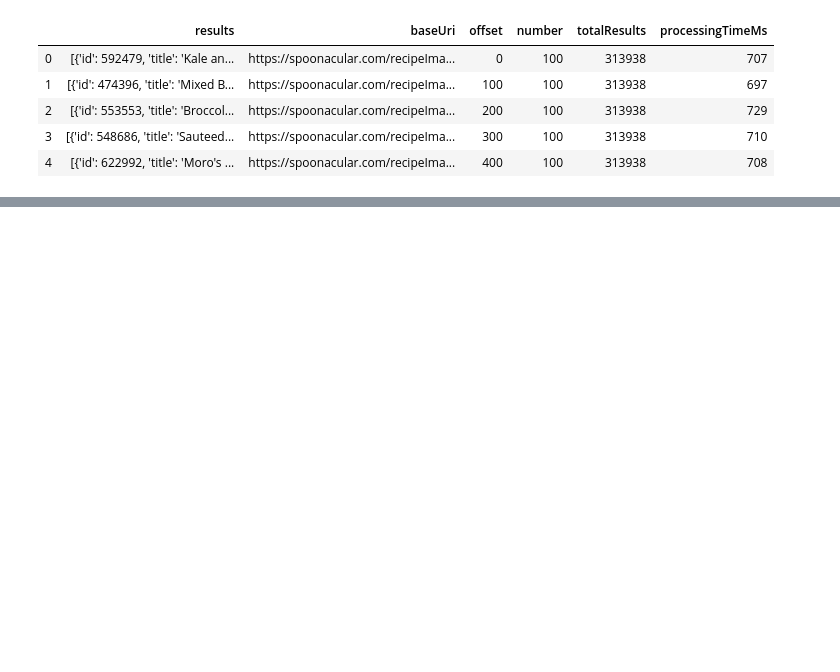
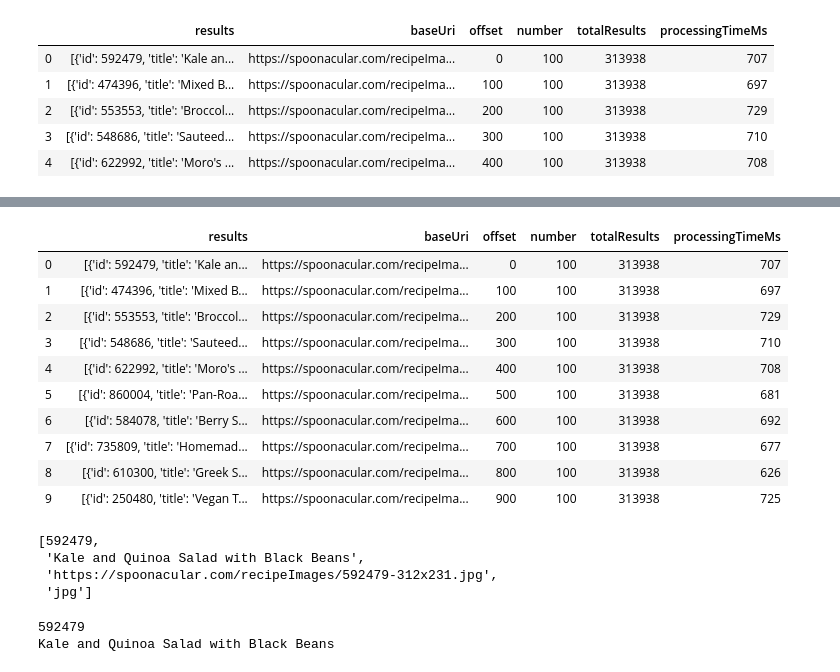
Before and after one commit to alexwcheng/recipe-webpage-ads, a Jupyter notebook: Jupyter_Notebooks/Data Cleaning.ipynb, the cells around one changed output, grey strips where cells are left out. Saved outputs shown, nothing was run; the diff lists cells and outputs as text; code cells hidden in the pictures; blank space fills up the shorter version.

```diff
--- a/Jupyter_Notebooks/Data Cleaning.ipynb
+++ b/Jupyter_Notebooks/Data Cleaning.ipynb
@@ -103,0 +187,16 @@ df_4.head()
+# %%
+#all of the data we want is in the "results" column.
+#we need to extract this and create a new dataframe.
+df_3
+# %% [output]
+|  | results | baseUri | offset | number | totalResults | processingTimeMs |
+| 0 | [{'id': 592479, 'title': 'Kale an... | https://spoonacular.com/recipeIma... | 0 | 100 | 313938 | 707 |
+| 1 | [{'id': 474396, 'title': 'Mixed B... | https://spoonacular.com/recipeIma... | 100 | 100 | 313938 | 697 |
+| 2 | [{'id': 553553, 'title': 'Broccol... | https://spoonacular.com/recipeIma... | 200 | 100 | 313938 | 729 |
+| 3 | [{'id': 548686, 'title': 'Sauteed... | https://spoonacular.com/recipeIma... | 300 | 100 | 313938 | 710 |
+| 4 | [{'id': 622992, 'title': 'Moro's ... | https://spoonacular.com/recipeIma... | 400 | 100 | 313938 | 708 |
+| 5 | [{'id': 860004, 'title': 'Pan-Roa... | https://spoonacular.com/recipeIma... | 500 | 100 | 313938 | 681 |
+| 6 | [{'id': 584078, 'title': 'Berry S... | https://spoonacular.com/recipeIma... | 600 | 100 | 313938 | 692 |
+| 7 | [{'id': 735809, 'title': 'Homemad... | https://spoonacular.com/recipeIma... | 700 | 100 | 313938 | 677 |
+| 8 | [{'id': 610300, 'title': 'Greek S... | https://spoonacular.com/recipeIma... | 800 | 100 | 313938 | 626 |
+| 9 | [{'id': 250480, 'title': 'Vegan T... | https://spoonacular.com/recipeIma... | 900 | 100 | 313938 | 725 |
@@ -103,0 +212,16 @@ df_4.head()
+# %%
+#this is one recipe
+all_recipes_metascore[0:4]
+# %% [output]
+[592479,
+ 'Kale and Quinoa Salad with Black Beans',
+ 'https://spoonacular.com/recipeImages/592479-312x231.jpg',
+ 'jpg']
+# %%
+#ids are every 4th value starting at index [0]
+#titles are every 4th value starting at index [1]
+print(all_recipes_metascore[0])
+print(all_recipes_metascore[1])
+# %% [output]
+592479
+Kale and Quinoa Salad with Black Beans
```
Also changed, not shown: parts of 13 cells of this notebook, 2 other files.
